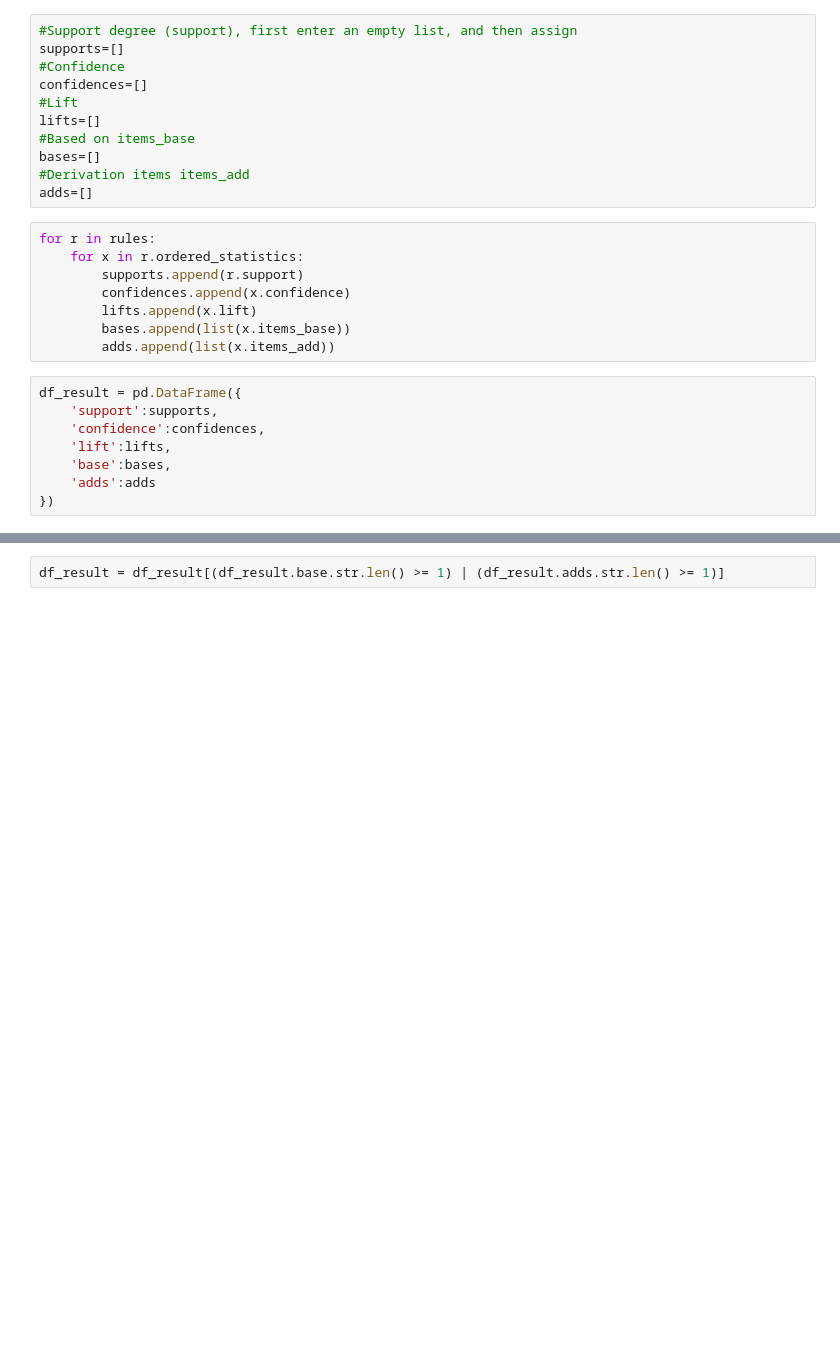
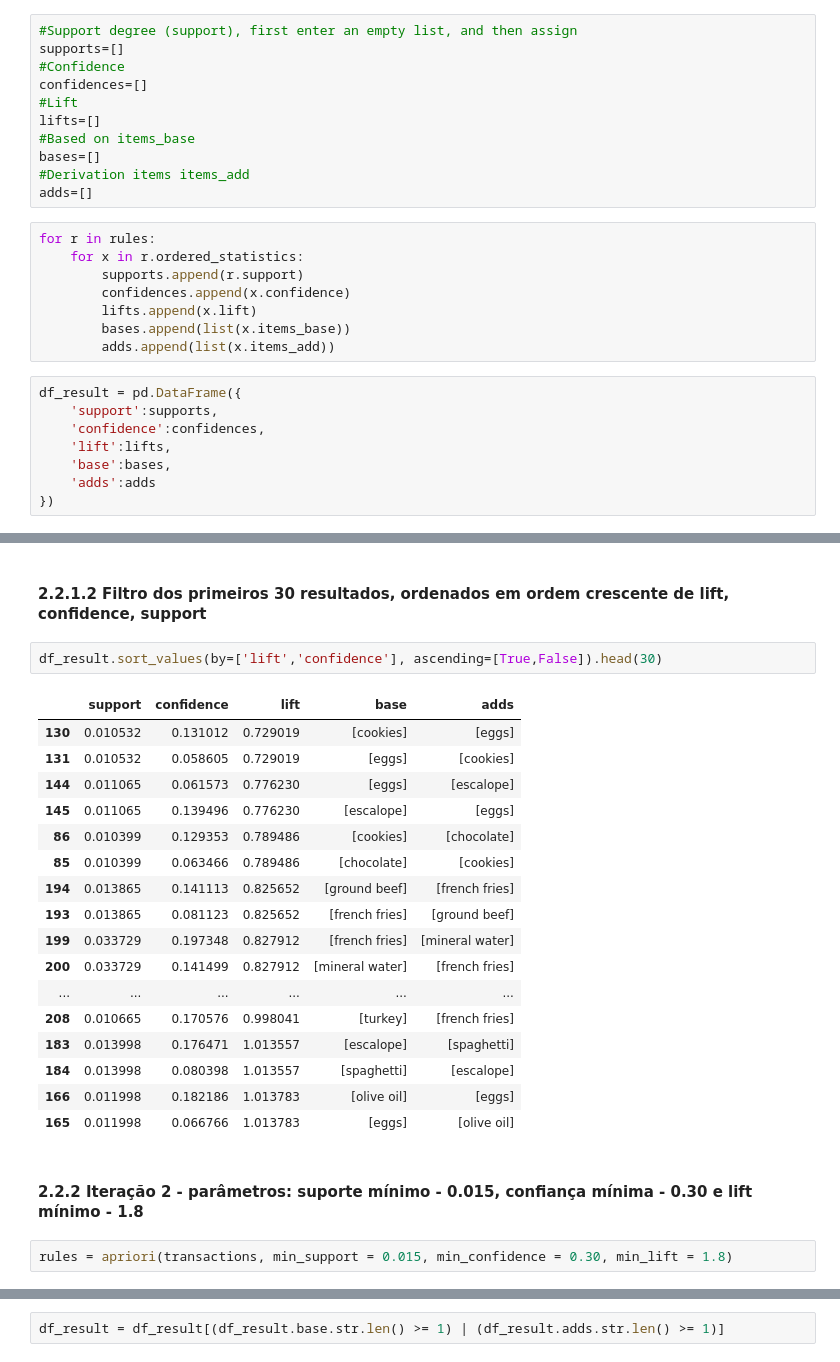
Before and after one commit to joaopaulopbjp/regras_associacao, a Jupyter notebook: Apriori_regras_associacao.ipynb, the cells around one changed output, grey strips where cells are left out. Drawn from its saved outputs; the diff is of its cells as text; blank space fills up the shorter version.

```diff
--- a/Apriori_regras_associacao.ipynb
+++ b/Apriori_regras_associacao.ipynb
@@ -102,0 +132,26 @@ df_result.head()
+# %% [markdown]
+#### 2.2.1.2 Filtro dos primeiros 30 resultados, ordenados em ordem crescente de lift, confidence, support
+# %%
+df_result.sort_values(by=['lift','confidence'], ascending=[True,False]).head(30)
+# %% [output]
+|  | support | confidence | lift | base | adds |
+| 130 | 0.010532 | 0.131012 | 0.729019 | [cookies] | [eggs] |
+| 131 | 0.010532 | 0.058605 | 0.729019 | [eggs] | [cookies] |
+| 144 | 0.011065 | 0.061573 | 0.776230 | [eggs] | [escalope] |
+| 145 | 0.011065 | 0.139496 | 0.776230 | [escalope] | [eggs] |
+| 86 | 0.010399 | 0.129353 | 0.789486 | [cookies] | [chocolate] |
+| 85 | 0.010399 | 0.063466 | 0.789486 | [chocolate] | [cookies] |
+| 194 | 0.013865 | 0.141113 | 0.825652 | [ground beef] | [french fries] |
+| 193 | 0.013865 | 0.081123 | 0.825652 | [french fries] | [ground beef] |
+| 199 | 0.033729 | 0.197348 | 0.827912 | [french fries] | [mineral water] |
+| 200 | 0.033729 | 0.141499 | 0.827912 | [mineral water] | [french fries] |
+| ... | ... | ... | ... | ... | ... |
+| 208 | 0.010665 | 0.170576 | 0.998041 | [turkey] | [french fries] |
+| 183 | 0.013998 | 0.176471 | 1.013557 | [escalope] | [spaghetti] |
+| 184 | 0.013998 | 0.080398 | 1.013557 | [spaghetti] | [escalope] |
+| 166 | 0.011998 | 0.182186 | 1.013783 | [olive oil] | [eggs] |
+| 165 | 0.011998 | 0.066766 | 1.013783 | [eggs] | [olive oil] |
+# %% [markdown]
+#### 2.2.2 Iteração 2 - parâmetros: suporte mínimo - 0.015, confiança mínima - 0.30 e lift mínimo - 1.8
+# %%
+rules = apriori(transactions, min_support = 0.015, min_confidence = 0.30, min_lift = 1.8)
```
Also changed, not shown: parts of 22 cells of this notebook.
